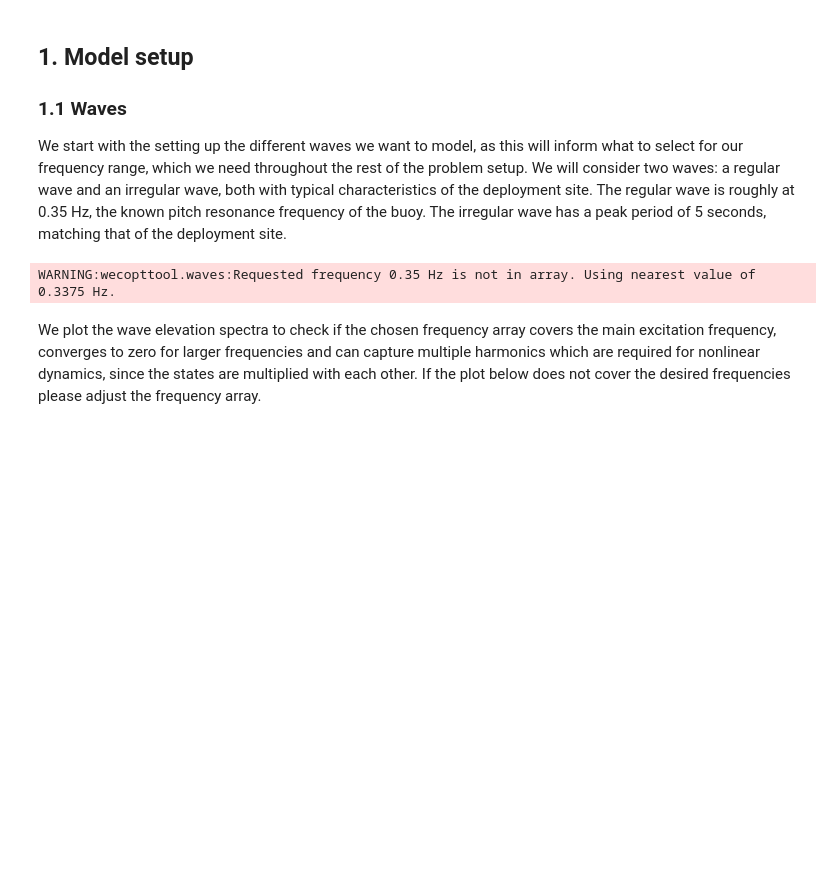
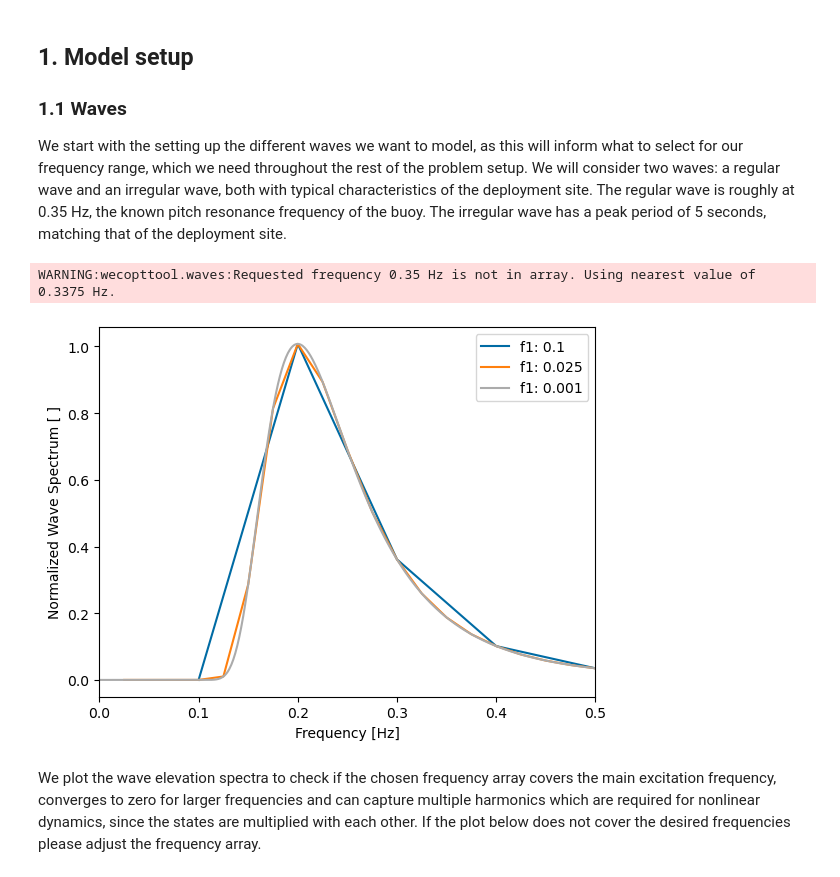
Before and after one commit to jtgrasb/WecOptTool, a Jupyter notebook: examples/pioneer_integrate_power.ipynb, the cells around one changed output. Cells and saved outputs as stored; diff of their text form; code cells hidden in the pictures; blank space fills up the shorter version.

```diff
--- a/examples/pioneer_integrate_power.ipynb
+++ b/examples/pioneer_integrate_power.ipynb
@@ -52,6 +52,35 @@ efth = wot.waves.omnidirectional_spectrum(f1, nfreq, spectrum, "Pierson-Moskowit
 waves_irregular = wot.waves.long_crested_wave(efth, nrealizations = 5)
 # %% [output]
 WARNING:wecopttool.waves:Requested frequency 0.35 Hz is not in array. Using nearest value of 0.3375 Hz.
+# %%
+nfreqs = [10, 40,1000]
+fend = 1
+
+fig, ax = plt.subplots()
+
+for nfreq in nfreqs:
+
+#    if nfreq >= 30:
+#        scale_x_wec=1e1
+#        scale_x_opt=1e-2
+#        scale_obj=1e-2
+
+    f1 = fend/nfreq
+    freq = wot.frequency(f1, nfreq, False) # False -> no zero frequency
+
+    efth = wot.waves.omnidirectional_spectrum(f1, int(nfreq), spectrum, "Pierson-Moskowitz")
+    #waves_irregular = wot.waves.long_crested_wave(efth, nrealizations = 1)
+
+
+    plt.plot(freq,efth,label=f'f1: {f1}')
+plt.legend()
+plt.xlim([0,.5])
+plt.xlabel('Frequency [Hz]')
+plt.ylabel('Normalized Wave Spectrum [ ]')
+
+fig.savefig('f1_effects.pdf', bbox_inches='tight')
+# %% [output]
+[figure, added]
 # %% [markdown]
 We plot the wave elevation spectra to check if the chosen frequency array covers the main excitation frequency, converges to zero for larger frequencies and can capture multiple harmonics which are required for nonlinear dynamics, since the states are multiplied with each other.
 If the plot below does not cover the desired frequencies please adjust the frequency array.
```
Also changed, not shown: parts of 1 cell of this notebook, 3 other files.
